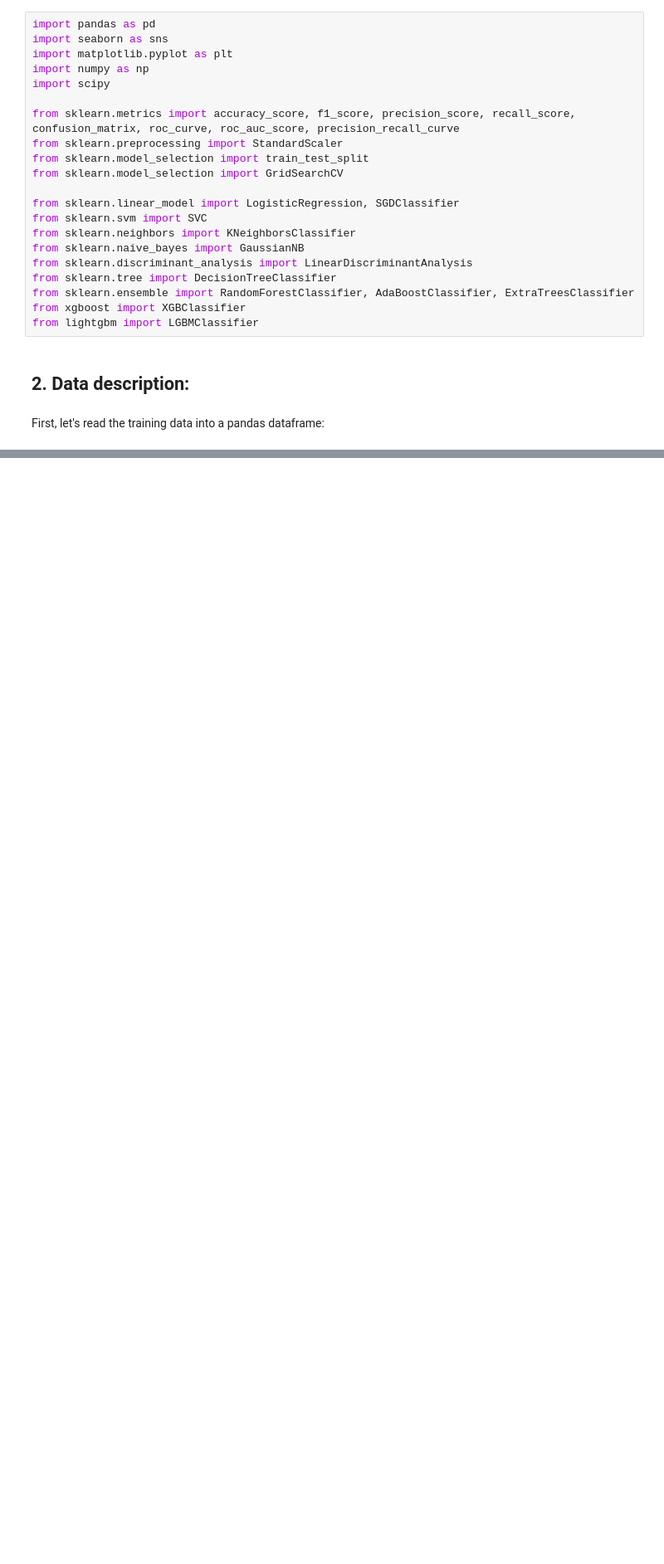
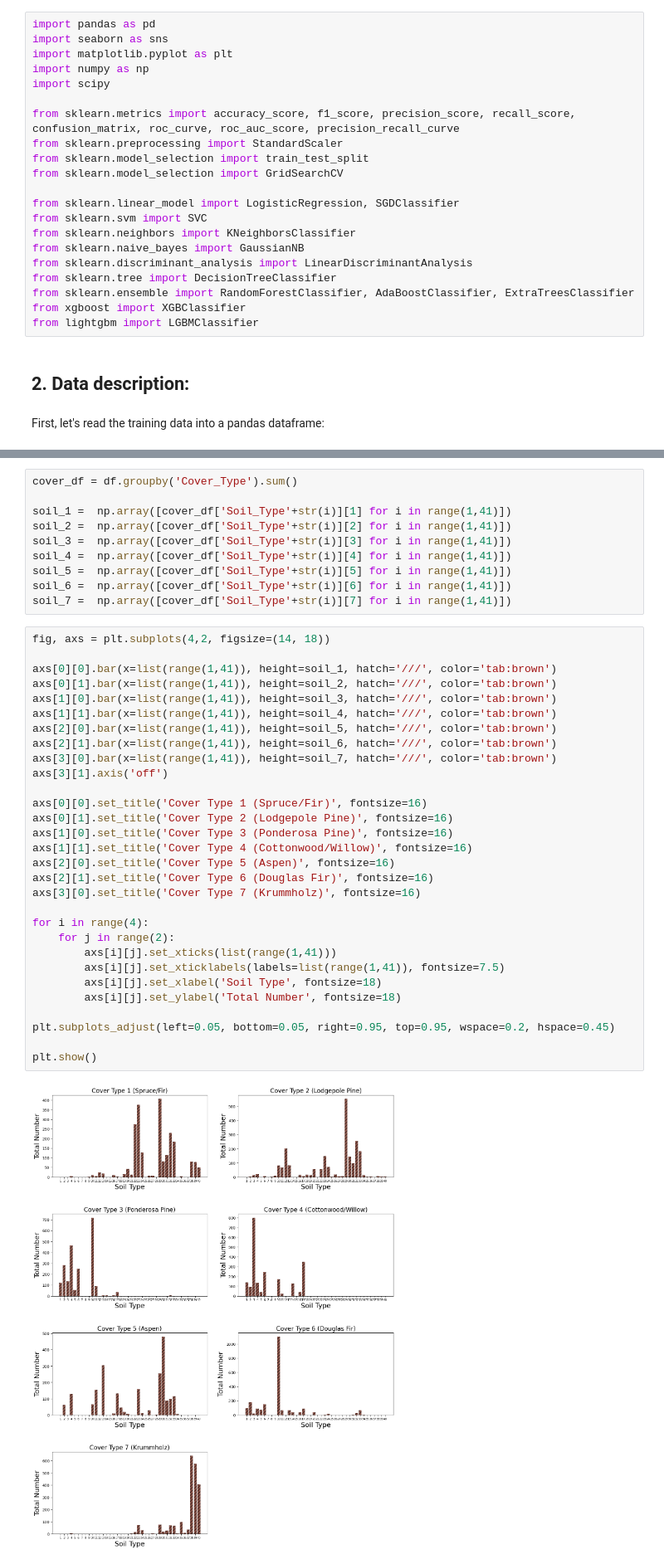
Before and after one commit to owenpb/Kaggle-Forest-Cover-Prediction, a Jupyter notebook: kaggle-forest-cover.ipynb, the cells around one changed output, grey strips where cells are left out. Shown at 83% size. Drawn from its saved outputs; the diff is of its cells as text; blank space fills up the shorter version.

```diff
--- a/kaggle-forest-cover.ipynb
+++ b/kaggle-forest-cover.ipynb
@@ -44,0 +158,42 @@ df.head()
+# %%
+cover_df = df.groupby('Cover_Type').sum()
+
+soil_1 =  np.array([cover_df['Soil_Type'+str(i)][1] for i in range(1,41)])
+soil_2 =  np.array([cover_df['Soil_Type'+str(i)][2] for i in range(1,41)])
+soil_3 =  np.array([cover_df['Soil_Type'+str(i)][3] for i in range(1,41)])
+soil_4 =  np.array([cover_df['Soil_Type'+str(i)][4] for i in range(1,41)])
+soil_5 =  np.array([cover_df['Soil_Type'+str(i)][5] for i in range(1,41)])
+soil_6 =  np.array([cover_df['Soil_Type'+str(i)][6] for i in range(1,41)])
+soil_7 =  np.array([cover_df['Soil_Type'+str(i)][7] for i in range(1,41)])
+# %%
+fig, axs = plt.subplots(4,2, figsize=(14, 18))
+
+axs[0][0].bar(x=list(range(1,41)), height=soil_1, hatch='///', color='tab:brown')
+axs[0][1].bar(x=list(range(1,41)), height=soil_2, hatch='///', color='tab:brown')
+axs[1][0].bar(x=list(range(1,41)), height=soil_3, hatch='///', color='tab:brown')
+axs[1][1].bar(x=list(range(1,41)), height=soil_4, hatch='///', color='tab:brown')
+axs[2][0].bar(x=list(range(1,41)), height=soil_5, hatch='///', color='tab:brown')
+axs[2][1].bar(x=list(range(1,41)), height=soil_6, hatch='///', color='tab:brown')
+axs[3][0].bar(x=list(range(1,41)), height=soil_7, hatch='///', color='tab:brown')
+axs[3][1].axis('off')
+
+axs[0][0].set_title('Cover Type 1 (Spruce/Fir)', fontsize=16)
+axs[0][1].set_title('Cover Type 2 (Lodgepole Pine)', fontsize=16)
+axs[1][0].set_title('Cover Type 3 (Ponderosa Pine)', fontsize=16)
+axs[1][1].set_title('Cover Type 4 (Cottonwood/Willow)', fontsize=16)
+axs[2][0].set_title('Cover Type 5 (Aspen)', fontsize=16)
+axs[2][1].set_title('Cover Type 6 (Douglas Fir)', fontsize=16)
+axs[3][0].set_title('Cover Type 7 (Krummholz)', fontsize=16)
+
+for i in range(4):
+    for j in range(2):
+        axs[i][j].set_xticks(list(range(1,41)))
+        axs[i][j].set_xticklabels(labels=list(range(1,41)), fontsize=7.5)
+        axs[i][j].set_xlabel('Soil Type', fontsize=18)
+        axs[i][j].set_ylabel('Total Number', fontsize=18)
+
+plt.subplots_adjust(left=0.05, bottom=0.05, right=0.95, top=0.95, wspace=0.2, hspace=0.45)
+
+plt.show()
+# %% [output]
+[figure, added]
```
Also changed, not shown: parts of 33 cells of this notebook.
